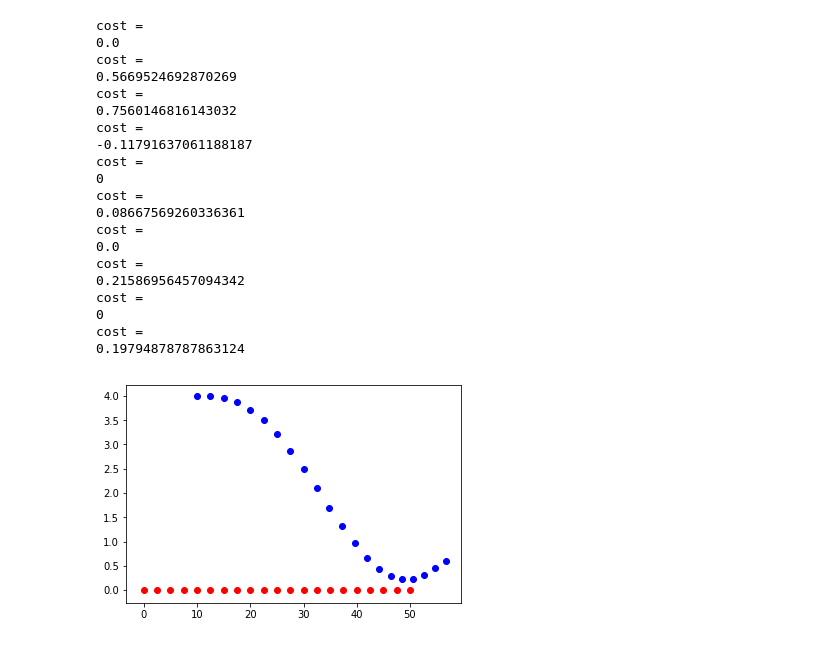
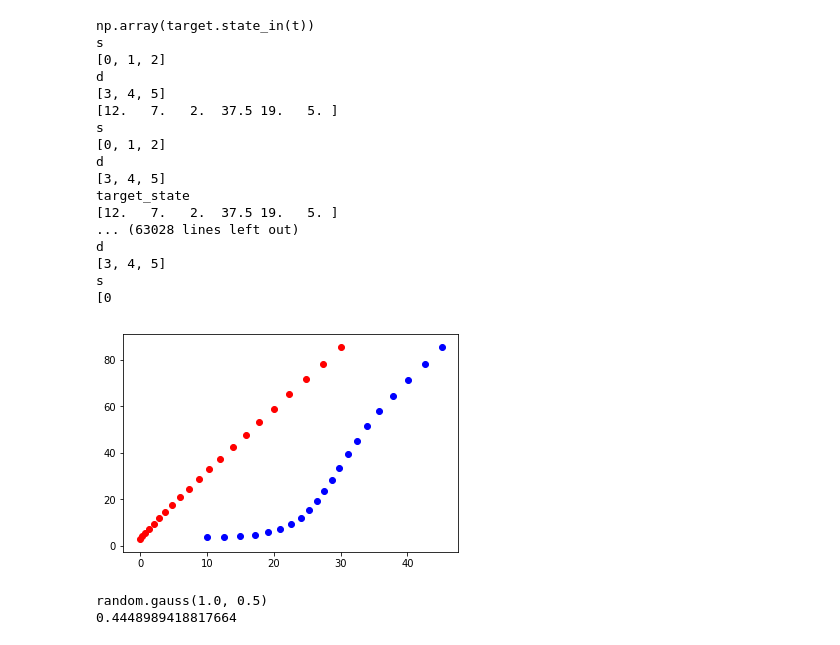
Before and after one commit to silenc3502/CPathPlan, a Jupyter notebook: pytest.ipynb, the cells around one changed output. Saved outputs shown, nothing was run; the diff lists cells and outputs as text; code cells hidden in the pictures.

```diff
--- a/pytest.ipynb
+++ b/pytest.ipynb
@@ -382,38 +415,40 @@ def JMT(start, end, T):
 # %%
 #!/usr/bin/env python
 
 def main():
-	vehicle = Vehicle([0,10,0, 0,0,0])
-	predictions = {0: vehicle}
-	target = 0
-	delta = [0, 0, 0, 0, 0 ,0]
-	start_s = [10, 10, 0]
-	start_d = [4, 0, 0]
-	T = 5.0
-	best = PTG(start_s, start_d, target, delta, T, predictions)
-	show_trajectory(best[0], best[1], best[2], vehicle)
+    #vehicle = Vehicle([0,10,0, 0,0,0])
+    vehicle = Vehicle([0,1,2, 3,4,5])
+    predictions = {0: vehicle}
+    target = 0
+    delta = [0, 0, 0, 0, 0 ,0]
+    start_s = [10, 10, 0]
+    start_d = [4, 0, 0]
+    T = 5.0
+    best = PTG(start_s, start_d, target, delta, T, predictions)
+    show_trajectory(best[0], best[1], best[2], vehicle)
 
 if __name__ == "__main__":
-	main()
+    main()
+    print("random.gauss(1.0, 0.5)")
+    print(random.gauss(1.0, 0.5))
 # %% [output]
-cost =
-0.0
-cost =
-0.5669524692870269
-cost =
-0.7560146816143032
-cost =
--0.11791637061188187
-cost =
-0
-cost =
-0.08667569260336361
-cost =
-0.0
-cost =
-0.21586956457094342
-cost =
-0
-cost =
-0.19794878787863124
+np.array(target.state_in(t))
+s
+[0, 1, 2]
+d
+[3, 4, 5]
+[12.   7.   2.  37.5 19.   5. ]
+s
+[0, 1, 2]
+d
+[3, 4, 5]
+target_state
+[12.   7.   2.  37.5 19.   5. ]
+... (63028 lines left out)
+d
+[3, 4, 5]
+s
+[0
-[figure, old version]
+[figure, new version]
+random.gauss(1.0, 0.5)
+0.4448989418817664
```
Also changed, not shown: parts of 3 cells of this notebook, 1 other file.
